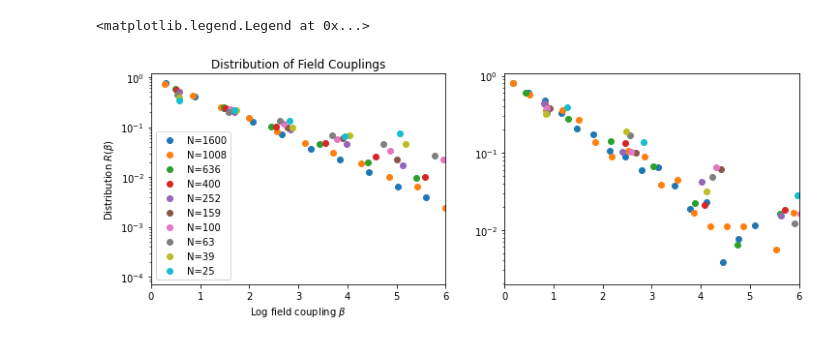
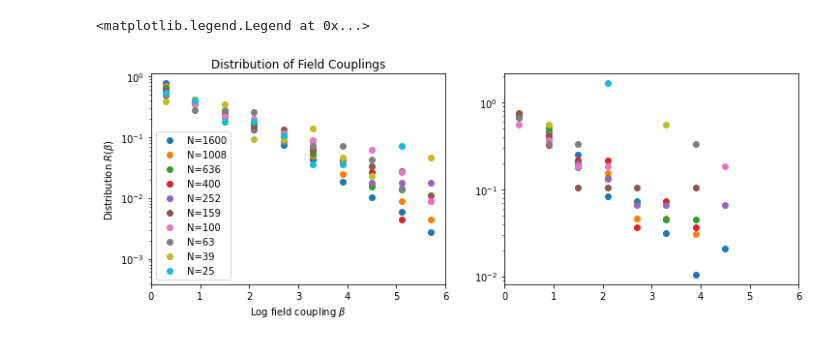
Before and after one commit to tsgaurav/Ising_RSRG, a Jupyter notebook: ipynb_notebooks/Log_bdry_RSRG.ipynb, the cells around one changed output. Cells and saved outputs as stored; diff of their text form; code cells hidden in the pictures.

```diff
--- a/ipynb_notebooks/Log_bdry_RSRG.ipynb
+++ b/ipynb_notebooks/Log_bdry_RSRG.ipynb
@@ -293,13 +293,12 @@ w_mat = np.array([[w_blk, w_mixed],[w_mixed, w_blk]])
 measure_list = L*L - gen_check_list(L*L, steps, 20)
 
 
-zeta_dist_list_blk = [np.array([]) for step in range(len(measure_list))]
+zeta_dist_list_blk_blk = [np.array([]) for step in range(len(measure_list))]
+
 beta_dist_list_blk = [np.array([]) for step in range(len(measure_list))]
-
-zeta_dist_list_bdry = [np.array([]) for step in range(len(measure_list))]
 beta_dist_list_bdry = [np.array([]) for step in range(len(measure_list))]
 
-n_runs = 10
+n_runs = 2
 # %%
 for run in range(n_runs):
     ind_dict, adj_ind, bdry_dict = triangle_lattice_boundary_dictionary(L)
@@ -322,6 +321,9 @@ for run in range(n_runs):
                     beta_dist_list_blk[check_list_acc] = np.concatenate((beta_dist_list_blk[check_list_acc],beta_remain_blk))
                     beta_dist_list_bdry[check_list_acc] = np.concatenate((beta_dist_list_bdry[check_list_acc],beta_remain_bdry))
 
+                    zeta_remain_blk_blk = test.zeta_ij_vals[~bdry_dict,:][:,~bdry_dict].data
+                    zeta_dist_list_blk_blk[check_list_acc] = np.concatenate((zeta_dist_list_blk_blk[check_list_acc], zeta_remain_blk_blk))
+
                     check_list_acc+=1
 # %%
 spins_left = L*L - measure_list
@@ -331,38 +333,38 @@ width_bdry_list = []
 fig, axes = plt.subplots(nrows=1, ncols=2, figsize=(12, 4))
 
 for i,step in enumerate(spins_left[:-1]):
-    n_blk,bins_blk = np.histogram(beta_dist_list_blk[i], density=True, bins = n_bins_h)
+    n_blk,bins_blk = np.histogram(beta_dist_list_blk[i], density=True, bins = n_bins_h, range=(0, 12))
     width_blk = bins_blk[1]-bins_blk[0]
     x_blk = (bins_blk[1:]-width_blk/2)
     y_blk = n_blk
 
     popt, pcov = curve_fit(exponential_dist_norm, x_blk[:10], y_blk[:10])
     #plt.plot(x, exponential_dist_norm(x, *popt))
     width_blk_list.append(1/popt[0])
 
-    n_bdry,bins_bdry = np.histogram(beta_dist_list_bdry[i], density=True, bins = n_bins_h)
+    n_bdry,bins_bdry = np.histogram(beta_dist_list_bdry[i], density=True, bins = n_bins_h, range=(0, 12))
     width_bdry = bins_bdry[1]-bins_bdry[0]
     x_bdry = (bins_bdry[1:]-width_bdry/2)
     y_bdry = n_bdry
     if i%2==0:
         axes[0].scatter(x_blk, y_blk, label="N="+str(step), marker='o')
         axes[1].scatter(x_bdry, y_bdry, label="N="+str(step), marker='o')
 
     popt, pcov = curve_fit(exponential_dist_norm, x_bdry[:15], y_bdry[:15])
     #plt.plot(x, exponential_dist_norm(x, *popt))
     width_bdry_list.append(1/popt[0])
 
 axes[0].set_yscale('log')
 axes[1].set_yscale('log')
 axes[0].set_xlim(0, 6)
 axes[1].set_xlim(0, 6)
 #plt.ylim(1e-1, 1)
 
 axes[0].set_xlabel(r"Log field coupling $\beta$")
 axes[0].set_ylabel(r"Distribution $R(\beta)$")
 axes[0].set_title("Distribution of Field Couplings")
 #plt.yscale('log')
 axes[0].legend()
 # %% [output]
 <matplotlib.legend.Legend at 0x...>
-[figure, old version]
+[figure, new version]
```
Also changed, not shown: parts of 5 cells of this notebook, 4 other files.
